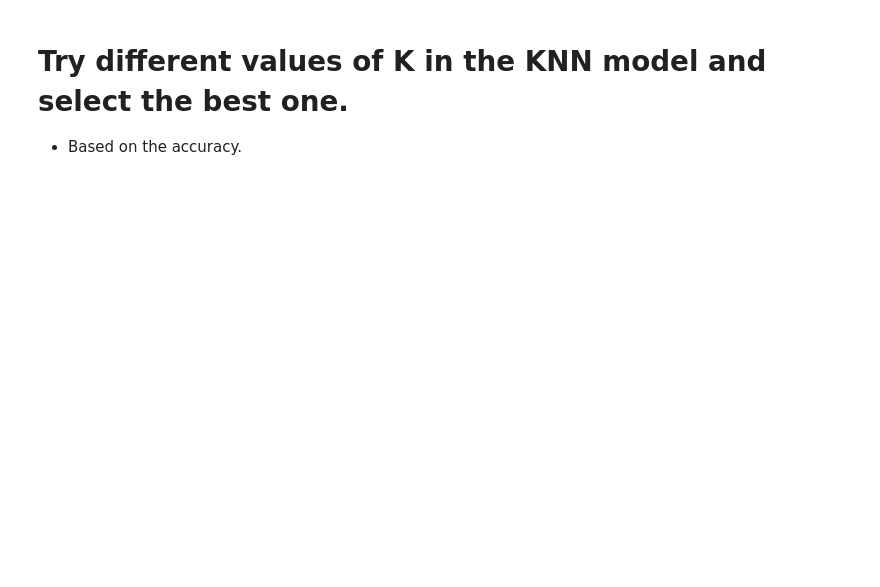
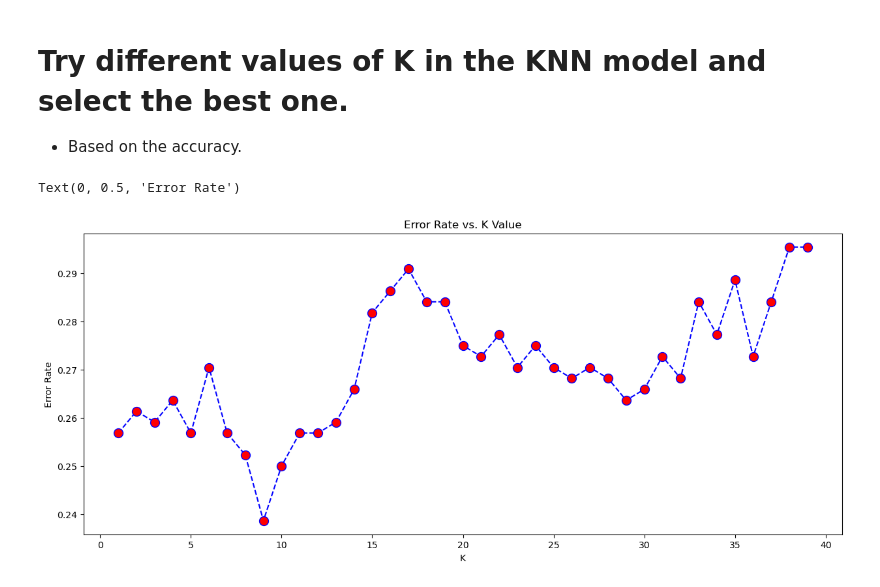
Before and after one commit to Tuwaiq-Data-Science-Bootcamp-V5/KNN-Lab1, a Jupyter notebook: Assignment.ipynb, the cells around one changed output. Drawn from its saved outputs; the diff is of its cells as text; code cells hidden in the pictures; blank space fills up the shorter version.

```diff
--- a/Assignment.ipynb
+++ b/Assignment.ipynb
@@ -34,3 +171,13 @@ In this project, you will apply machine learning to build a multi-class classifi
 # Train a multiclass logistic regression model, make predictions and evaluate the model
 
 - Accuracy, f1-score, precision, recall, confusion matrix, and classification report.
+# %%
+from sklearn.linear_model import LogisticRegression
+
+# multi_class = auto by default.
+#if the data is binary auto does binary classification,
+#if the data is multi classification auto does multi classification.
+
+Logistic = LogisticRegression(multi_class='auto')
+# %%
+Logistic.fit(X_train, y_train)
@@ -52,0 +331,12 @@ In this project, you will apply machine learning to build a multi-class classifi
+# %%
+KNN = KNeighborsClassifier(n_neighbors=3)
+
+KNN.fit(X_train, y_train)
+y_pred= KNN.predict(X_test)
+
+print('The accuracy of the model : ', accuracy_score(y_test, y_pred) )
+print('The precision of the model : ', precision_score(y_test, y_pred, average='micro'))
+print('The recall of the model : ', recall_score(y_test, y_pred, average='micro'))
+print('The f1 score of the model : ', f1_score(y_test, y_pred, average='micro'))
+print('The confusion matrix of the model : \n\n', confusion_matrix(y_test,y_pred))
+print('The classification report of the model : \n\n', classification_report(y_test,y_pred))
@@ -56,0 +367,25 @@ In this project, you will apply machine learning to build a multi-class classifi
+# %%
+error_rate = []
+
+for i in range(1, 40):
+    KNN = KNeighborsClassifier(n_neighbors=i)
+    KNN.fit(X_train, y_train)
+    pred_i = KNN.predict(X_test)
+    pred_i= pred_i.reshape(len(pred_i),1)
+    error_rate.append(np.mean(pred_i != y_test))
+# %%
+plt.figure(figsize=(15,6))
+plt.plot(
+    range(1,40),error_rate,color='blue',
+    linestyle='dashed',
+    marker='o',
+    markerfacecolor='red',
+    markersize=10
+)
+
+plt.title('Error Rate vs. K Value')
+plt.xlabel('K')
+plt.ylabel('Error Rate')
+# %% [output]
+Text(0, 0.5, 'Error Rate')
+[figure, added]
```
Also changed, not shown: parts of 29 cells of this notebook.
